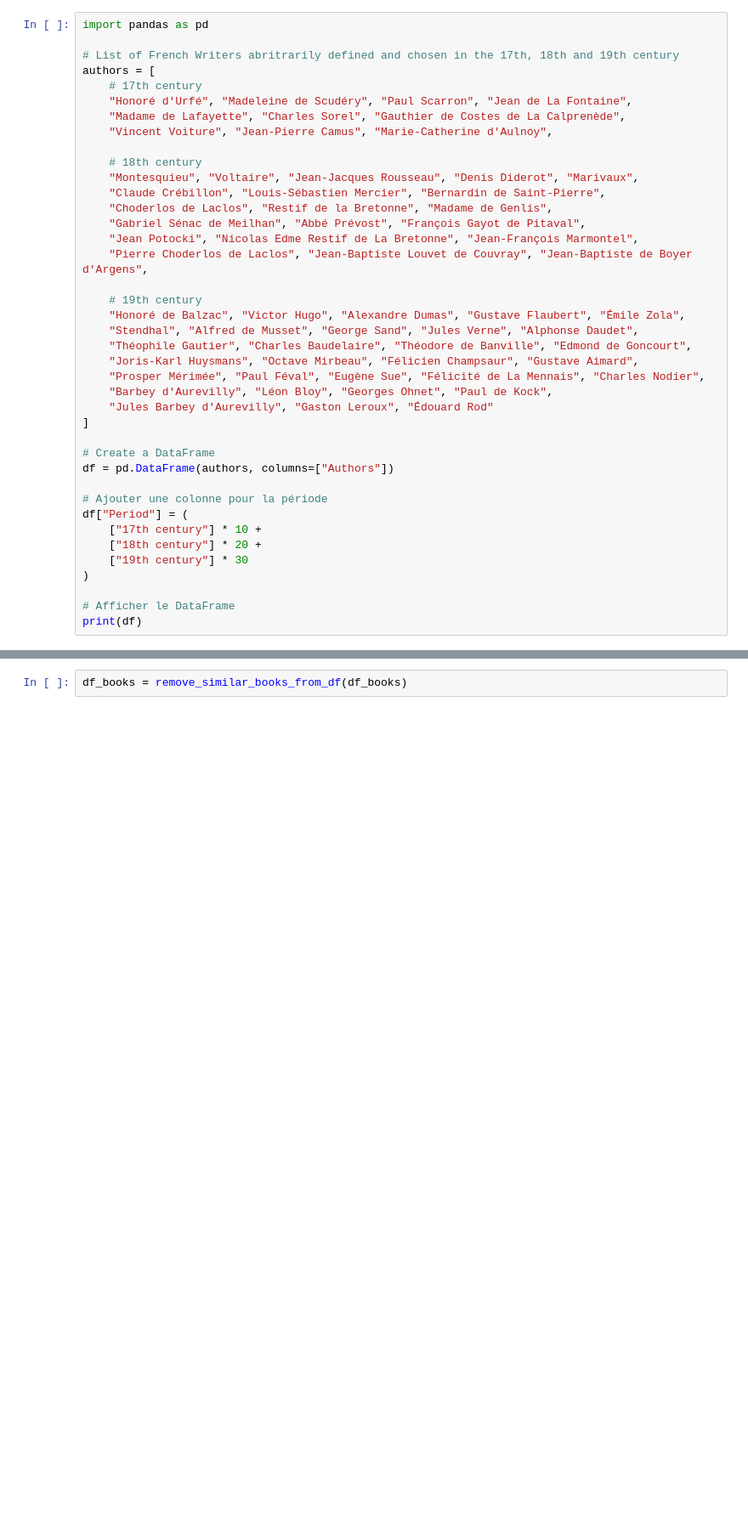
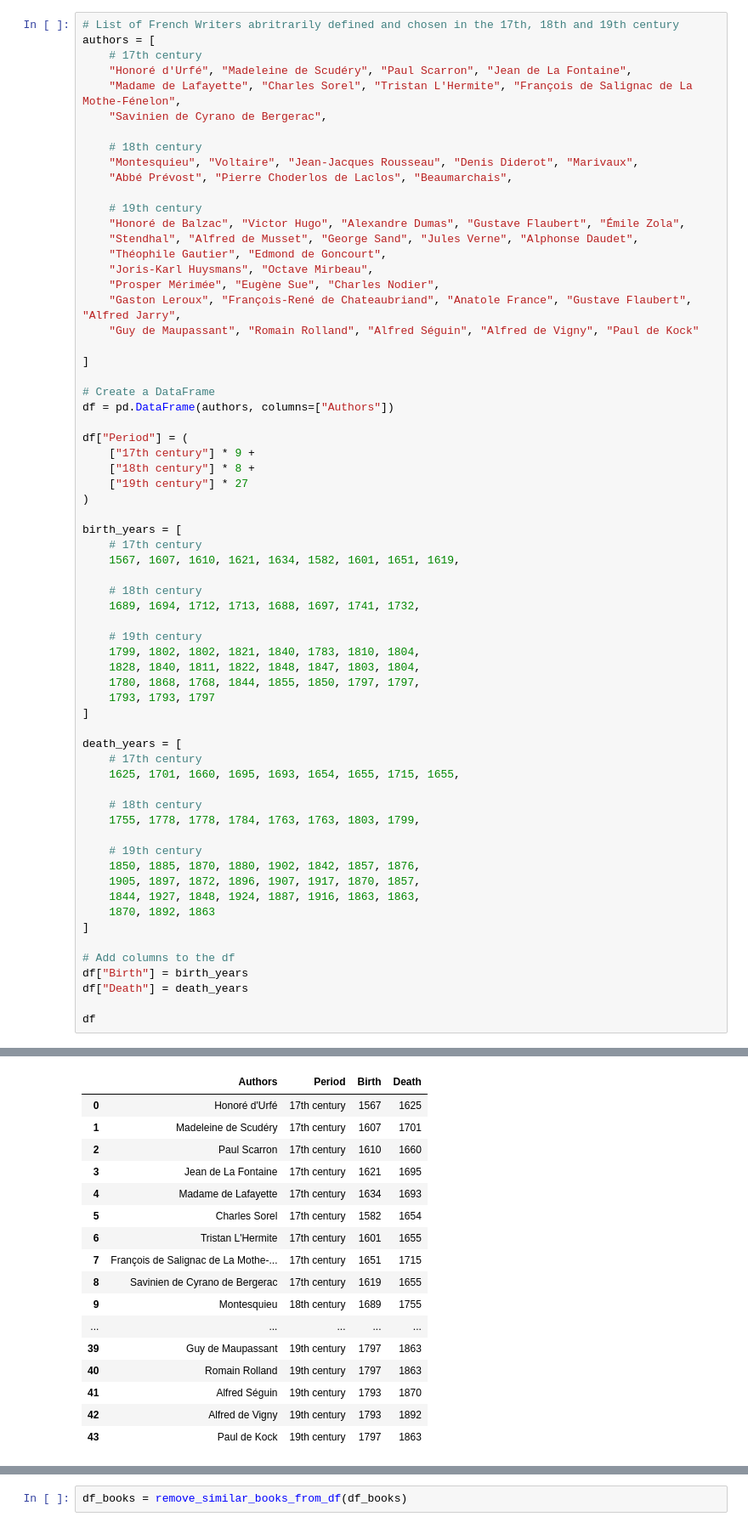
Before and after one commit to lucas-cumunel/libroguessr, a Jupyter notebook: API_Df.ipynb, the cells around one changed output, grey strips where cells are left out. Shown at 85% size. Saved outputs shown, nothing was run; the diff lists cells and outputs as text; blank space fills up the shorter version.

```diff
--- a/API_Df.ipynb
+++ b/API_Df.ipynb
@@ -1,41 +13,66 @@
 # %%
-import pandas as pd
-
 # List of French Writers abritrarily defined and chosen in the 17th, 18th and 19th century
 authors = [
     # 17th century
     "Honoré d'Urfé", "Madeleine de Scudéry", "Paul Scarron", "Jean de La Fontaine",
-    "Madame de Lafayette", "Charles Sorel", "Gauthier de Costes de La Calprenède",
-    "Vincent Voiture", "Jean-Pierre Camus", "Marie-Catherine d'Aulnoy",
+    "Madame de Lafayette", "Charles Sorel", "Tristan L'Hermite", "François de Salignac de La Mothe-Fénelon",
+    "Savinien de Cyrano de Bergerac",
 
     # 18th century
     "Montesquieu", "Voltaire", "Jean-Jacques Rousseau", "Denis Diderot", "Marivaux",
-    "Claude Crébillon", "Louis-Sébastien Mercier", "Bernardin de Saint-Pierre",
-    "Choderlos de Laclos", "Restif de la Bretonne", "Madame de Genlis",
-    "Gabriel Sénac de Meilhan", "Abbé Prévost", "François Gayot de Pitaval",
-    "Jean Potocki", "Nicolas Edme Restif de La Bretonne", "Jean-François Marmontel",
-    "Pierre Choderlos de Laclos", "Jean-Baptiste Louvet de Couvray", "Jean-Baptiste de Boyer d'Argens",
+    "Abbé Prévost", "Pierre Choderlos de Laclos", "Beaumarchais",
 
     # 19th century
     "Honoré de Balzac", "Victor Hugo", "Alexandre Dumas", "Gustave Flaubert", "Émile Zola",
     "Stendhal", "Alfred de Musset", "George Sand", "Jules Verne", "Alphonse Daudet",
-    "Théophile Gautier", "Charles Baudelaire", "Théodore de Banville", "Edmond de Goncourt",
-    "Joris-Karl Huysmans", "Octave Mirbeau", "Félicien Champsaur", "Gustave Aimard",
-    "Prosper Mérimée", "Paul Féval", "Eugène Sue", "Félicité de La Mennais", "Charles Nodier",
-    "Barbey d'Aurevilly", "Léon Bloy", "Georges Ohnet", "Paul de Kock",
-    "Jules Barbey d'Aurevilly", "Gaston Leroux", "Édouard Rod"
+    "Théophile Gautier", "Edmond de Goncourt",
+    "Joris-Karl Huysmans", "Octave Mirbeau",
+    "Prosper Mérimée", "Eugène Sue", "Charles Nodier",
+    "Gaston Leroux", "François-René de Chateaubriand", "Anatole France", "Gustave Flaubert", "Alfred Jarry",
+    "Guy de Maupassant", "Romain Rolland", "Alfred Séguin", "Alfred de Vigny", "Paul de Kock"
+
 ]
 
 # Create a DataFrame
 df = pd.DataFrame(authors, columns=["Authors"])
 
-# Ajouter une colonne pour la période
 df["Period"] = (
-    ["17th century"] * 10 +
-    ["18th century"] * 20 +
-    ["19th century"] * 30
+    ["17th century"] * 9 +
+    ["18th century"] * 8 +
+    ["19th century"] * 27
 )
 
-# Afficher le DataFrame
-print(df)
+birth_years = [
+    # 17th century
+    1567, 1607, 1610, 1621, 1634, 1582, 1601, 1651, 1619,
+
+    # 18th century
+    1689, 1694, 1712, 1713, 1688, 1697, 1741, 1732,
+
+    # 19th century
+    1799, 1802, 1802, 1821, 1840, 1783, 1810, 1804,
+    1828, 1840, 1811, 1822, 1848, 1847, 1803, 1804,
+    1780, 1868, 1768, 1844, 1855, 1850, 1797, 1797,
+    1793, 1793, 1797
+]
+
+death_years = [
+    # 17th century
+    1625, 1701, 1660, 1695, 1693, 1654, 1655, 1715, 1655,
+
+    # 18th century
+    1755, 1778, 1778, 1784, 1763, 1763, 1803, 1799,
+
+    # 19th century
+    1850, 1885, 1870, 1880, 1902, 1842, 1857, 1876,
+    1905, 1897, 1872, 1896, 1907, 1917, 1870, 1857,
+    1844, 1927, 1848, 1924, 1887, 1916, 1863, 1863,
+    1870, 1892, 1863
+]
+
+# Add columns to the df
+df["Birth"] = birth_years
+df["Death"] = death_years
+
+df
 # %% [output]
@@ -59 +79,18 @@ print(df)
+|  | Authors | Period | Birth | Death |
+| 0 | Honoré d'Urfé | 17th century | 1567 | 1625 |
+| 1 | Madeleine de Scudéry | 17th century | 1607 | 1701 |
+| 2 | Paul Scarron | 17th century | 1610 | 1660 |
+| 3 | Jean de La Fontaine | 17th century | 1621 | 1695 |
+| 4 | Madame de Lafayette | 17th century | 1634 | 1693 |
+| 5 | Charles Sorel | 17th century | 1582 | 1654 |
+| 6 | Tristan L'Hermite | 17th century | 1601 | 1655 |
+| 7 | François de Salignac de La Mothe-... | 17th century | 1651 | 1715 |
+| 8 | Savinien de Cyrano de Bergerac | 17th century | 1619 | 1655 |
+| 9 | Montesquieu | 18th century | 1689 | 1755 |
+| ... | ... | ... | ... | ... |
+| 39 | Guy de Maupassant | 19th century | 1797 | 1863 |
+| 40 | Romain Rolland | 19th century | 1797 | 1863 |
+| 41 | Alfred Séguin | 19th century | 1793 | 1870 |
+| 42 | Alfred de Vigny | 19th century | 1793 | 1892 |
+| 43 | Paul de Kock | 19th century | 1797 | 1863 |
 # %%
```
Also changed, not shown: parts of 34 cells of this notebook, 4 other files.
